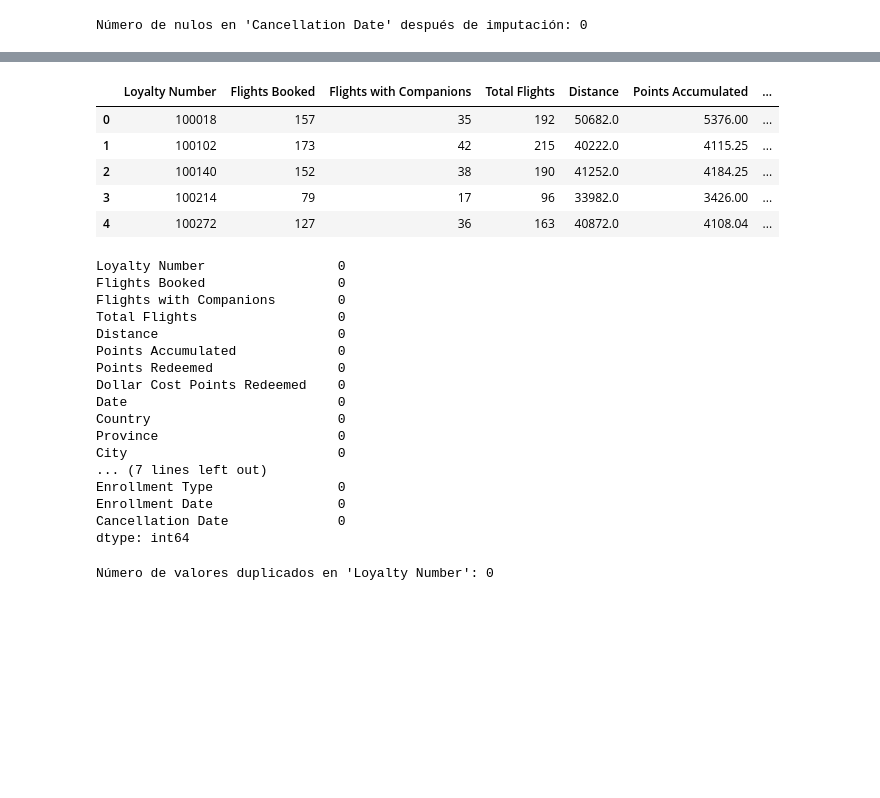
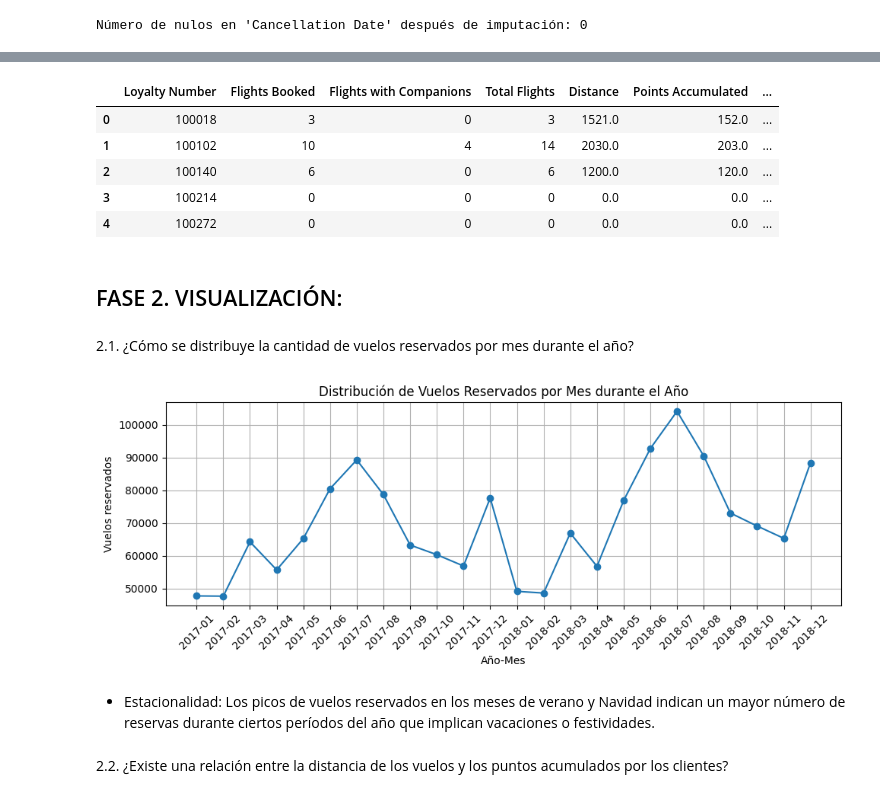
Before and after one commit to Adalab/bda-modulo-3-evaluacion-final-LaiaAyats, a Jupyter notebook: evaluation.ipynb, the cells around one changed output, grey strips where cells are left out. Cells and saved outputs as stored; diff of their text form; code cells hidden in the pictures; blank space fills up the shorter version.

Commit message:
revised duplicate management and added display phase

```diff
--- a/evaluation.ipynb
+++ b/evaluation.ipynb
@@ -575,36 +516,43 @@ df_clh.head(2)
 # %%
-df_cfalh = pd.merge(df_cfa_clean, df_clh, on='Loyalty Number', how='inner')
+df_cfalh = pd.merge(df_cfa, df_clh, on='Loyalty Number', how='inner')
+df_cfalh.head()
+# %% [output]
+|  | Loyalty Number | Flights Booked | Flights with Companions | Total Flights | Distance | Points Accumulated | ... |
+| 0 | 100018 | 3 | 0 | 3 | 1521.0 | 152.0 | ... |
+| 1 | 100102 | 10 | 4 | 14 | 2030.0 | 203.0 | ... |
+| 2 | 100140 | 6 | 0 | 6 | 1200.0 | 120.0 | ... |
+| 3 | 100214 | 0 | 0 | 0 | 0.0 | 0.0 | ... |
+| 4 | 100272 | 0 | 0 | 0 | 0.0 | 0.0 | ... |
-# %%
-df_cfalh.head()
-# %% [output]
-|  | Loyalty Number | Flights Booked | Flights with Companions | Total Flights | Distance | Points Accumulated | ... |
-| 0 | 100018 | 157 | 35 | 192 | 50682.0 | 5376.00 | ... |
-| 1 | 100102 | 173 | 42 | 215 | 40222.0 | 4115.25 | ... |
-| 2 | 100140 | 152 | 38 | 190 | 41252.0 | 4184.25 | ... |
-| 3 | 100214 | 79 | 17 | 96 | 33982.0 | 3426.00 | ... |
-| 4 | 100272 | 127 | 36 | 163 | 40872.0 | 4108.04 | ... |
-# %%
-df_cfalh.isnull().sum()
-# %% [output]
-Loyalty Number                 0
-Flights Booked                 0
-Flights with Companions        0
-Total Flights                  0
-Distance                       0
-Points Accumulated             0
-Points Redeemed                0
-Dollar Cost Points Redeemed    0
-Date                           0
-Country                        0
-Province                       0
-City                           0
-... (7 lines left out)
-Enrollment Type                0
-Enrollment Date                0
-Cancellation Date              0
-dtype: int64
-# %%
-num_duplicates = df_cfalh['Loyalty Number'].duplicated().sum()
-print(f"Número de valores duplicados en 'Loyalty Number': {num_duplicates}")
-# %% [output]
-Número de valores duplicados en 'Loyalty Number': 0
+# %% [markdown]
+## FASE 2. VISUALIZACIÓN:
+# %% [markdown]
+2.1. ¿Cómo se distribuye la cantidad de vuelos reservados por mes durante el año?
+# %%
+# Crear una columna 'Year-Month' para el análisis mensual
+
+df_cfalh['Year-Month'] = df_cfalh['Date'].dt.to_period('M')
+
+# Agrupar los por mes y sumar la cantidad de vuelos reservados:
+
+monthly_flights = df_cfalh.groupby('Year-Month')['Flights Booked'].sum().reset_index()
+
+
+plt.figure(figsize=(10, 4))
+
+plt.plot(monthly_flights['Year-Month'].astype(str), monthly_flights['Flights Booked'], marker='o', linestyle='-')
+
+plt.xlabel('Año-Mes')
+plt.ylabel('Vuelos reservados')
+plt.title('Distribución de Vuelos Reservados por Mes durante el Año')
+plt.xticks(rotation=45)  # Rotar etiquetas del eje x para mejor visibilidad
+plt.grid(True)
+
+plt.tight_layout()
+plt.show()
+# %% [output]
+[figure, added]
+# %% [markdown]
+
+- Estacionalidad: Los picos de vuelos reservados en los meses de verano y Navidad indican un mayor número de reservas durante ciertos períodos del año que implican vacaciones o festividades.
+# %% [markdown]
+2.2. ¿Existe una relación entre la distancia de los vuelos y los puntos acumulados por los clientes?
```
Also changed, not shown: parts of 33 cells of this notebook.
